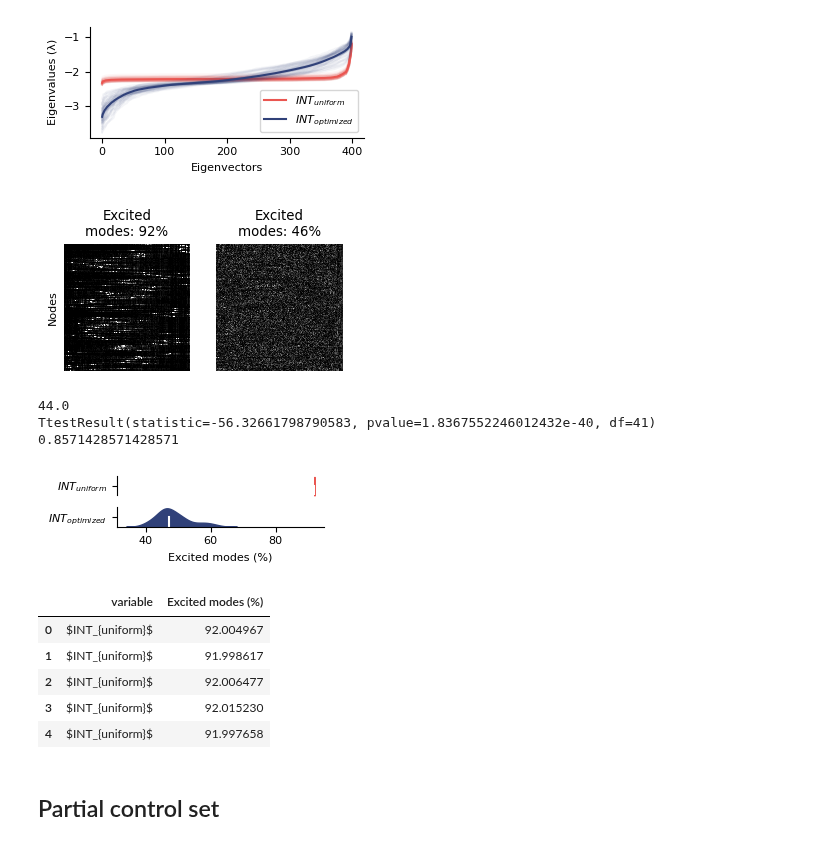
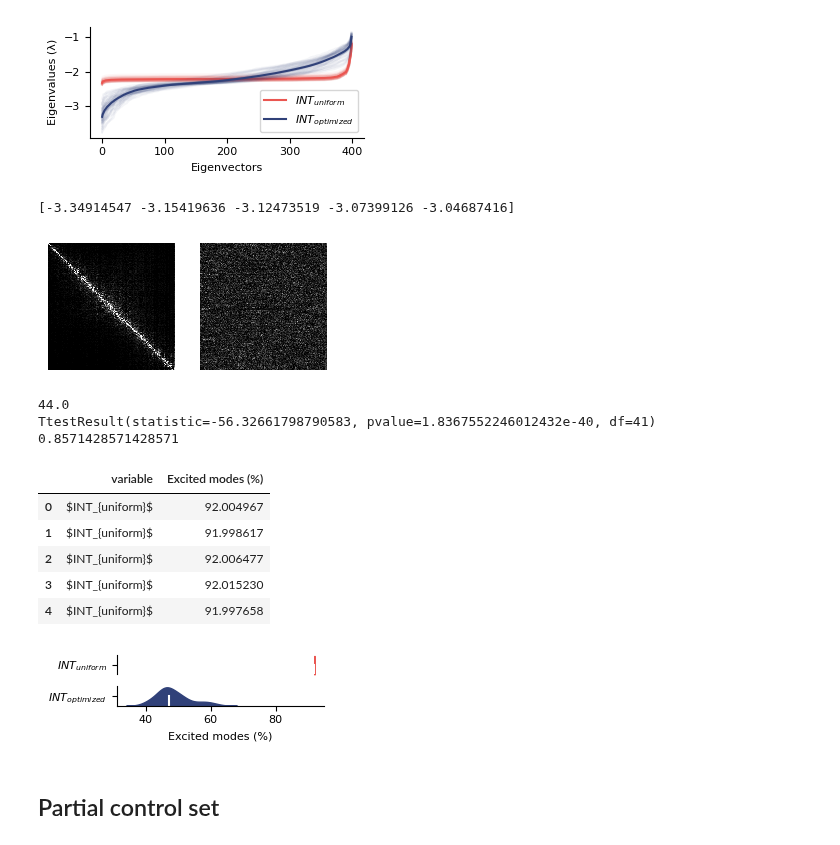
Before and after one commit to LindenParkesLab/nct_xr, a Jupyter notebook: scripts/results_optimized_control_energy.ipynb, the cells around one changed output. Saved outputs shown, nothing was run; the diff lists cells and outputs as text; code cells hidden in the pictures.

```diff
--- a/scripts/results_optimized_control_energy.ipynb
+++ b/scripts/results_optimized_control_energy.ipynb
@@ -334,6 +397,7 @@ for initial_idx in tqdm(np.arange(n_states)):
             sorted_eigenvalues_norm_opt.append(eigenvalues_norm_opt[idx])
             if initial_idx == 0 and target_idx == n_states - 1:
                 sorted_eigenvectors_norm_opt = eigenvectors_norm_opt[:, idx].copy()
+                adjacency_weights_to_plot = adjacency_weights[initial_idx, target_idx].copy()
             # eigenvectors_norm_opt_density.append(compute_density(np.round(eigenvectors_norm_opt, thr)))
             eigenvectors_norm_opt[np.abs(eigenvectors_norm_opt) < thr] = 0
             eigenvectors_norm_opt_density.append(compute_density(eigenvectors_norm_opt))
@@ -372,29 +436,33 @@ f.savefig(os.path.join(outdir, 'eigenmodes.svg'), dpi=600, bbox_inches="tight",
 # %%
 f, ax = plt.subplots(1, 2, figsize=(3.6, 2))
 
+sort_idx = np.argsort(adjacency_weights_to_plot)
+# sort_idx = np.argsort(adjacency_weights_to_plot)[::-1]
+print(adjacency_weights_to_plot[sort_idx][:5])
 thr = 0.005
-plot_data = np.abs(sorted_eigenvectors_norm).copy()
+plot_data = np.abs(sorted_eigenvectors_norm).copy()[sort_idx, :]
 plot_data[plot_data < thr] = 0
 sns.heatmap(plot_data, ax=ax[1], square=True, vmax=0.3, cbar=False, cmap='gray')
-ax[0].set_title('Excited\nmodes: {0}%'.format(compute_density(plot_data)))
-ax[0].set_title('Excited\nmodes: {0}%'.format(compute_density(np.round(sorted_eigenvectors_norm, 2))))
+# ax[0].set_title('Excited\nmodes: {0}%'.format(compute_density(plot_data)))
+# ax[0].set_title('Excited\nmodes: {0}%'.format(compute_density(np.round(sorted_eigenvectors_norm, 2))))
 
-plot_data = np.abs(sorted_eigenvectors_norm_opt).copy()
+plot_data = np.abs(sorted_eigenvectors_norm_opt).copy()[sort_idx, :]
 plot_data[plot_data < thr] = 0
 sns.heatmap(plot_data, ax=ax[0], square=True, vmax=0.3, cbar=False, cmap='gray')
-ax[1].set_title('Excited\nmodes: {0}%'.format(compute_density(plot_data)))
-ax[1].set_title('Excited\nmodes: {0}%'.format(compute_density(np.round(sorted_eigenvectors_norm_opt, 2))))
+# ax[1].set_title('Excited\nmodes: {0}%'.format(compute_density(plot_data)))
+# ax[1].set_title('Excited\nmodes: {0}%'.format(compute_density(np.round(sorted_eigenvectors_norm_opt, 2))))
 
 for this_ax in ax:
     this_ax.set_xticks([])
     this_ax.set_yticks([])
     this_ax.set_xlabel('Eigenvectors')
     this_ax.set_xlabel('')
     # this_ax.set_ylabel('')
-ax[0].set_ylabel('Nodes')
+# ax[0].set_ylabel('Nodes')
 f.savefig(os.path.join(outdir, 'excited_eigenmodes.png'), dpi=600, bbox_inches="tight", pad_inches=0.01)
 # %% [output]
+[-3.34914547 -3.15419636 -3.12473519 -3.07399126 -3.04687416]
-[figure, old version]
+[figure, new version]
 # %%
 my_colors = get_my_colors(cat_trio=True, as_list=True)
 df = pd.DataFrame(index=np.arange((n_states * n_states) - n_states))
@@ -407,20 +475,20 @@ print(sp.stats.ttest_rel(df['$INT_{optimized}$'], df['$INT_{uniform}$']))
 print(np.sum(df['$INT_{optimized}$'] < df['$INT_{uniform}$']) / n_transitions)
 df = df.melt()
 df.rename(columns={'value': 'Excited modes (%)'}, inplace=True)
-f = categorical_kde_plot(df=df, variable='Excited modes (%)', category='variable', horizontal=True, color_palette=my_colors, rug=False, fig_width=3, fig_height=1.1)
-f.savefig(os.path.join(outdir, 'excited_eigenmodes_violin.svg'), dpi=600, bbox_inches="tight", pad_inches=0.01)
+fig, axes = categorical_kde_plot(df=df, variable='Excited modes (%)', category='variable', horizontal=True, color_palette=my_colors, rug=False, fig_width=3, fig_height=1.1)
+fig.savefig(os.path.join(outdir, 'excited_eigenmodes_violin.svg'), dpi=600, bbox_inches="tight", pad_inches=0.01)
 df.head()
 # %% [output]
 44.0
 TtestResult(statistic=-56.32661798790583, pvalue=1.8367552246012432e-40, df=41)
 0.8571428571428571
+|  | variable | Excited modes (%) |
+| 0 | $INT_{uniform}$ | 92.004967 |
+| 1 | $INT_{uniform}$ | 91.998617 |
+| 2 | $INT_{uniform}$ | 92.006477 |
+| 3 | $INT_{uniform}$ | 92.015230 |
+| 4 | $INT_{uniform}$ | 91.997658 |
 [figure]
-|  | variable | Excited modes (%) |
-| 0 | $INT_{uniform}$ | 92.004967 |
-| 1 | $INT_{uniform}$ | 91.998617 |
-| 2 | $INT_{uniform}$ | 92.006477 |
-| 3 | $INT_{uniform}$ | 92.015230 |
-| 4 | $INT_{uniform}$ | 91.997658 |
 # %% [markdown]
 ## Partial control set
 # %% [markdown]
```
Also changed, not shown: parts of 15 cells of this notebook.
